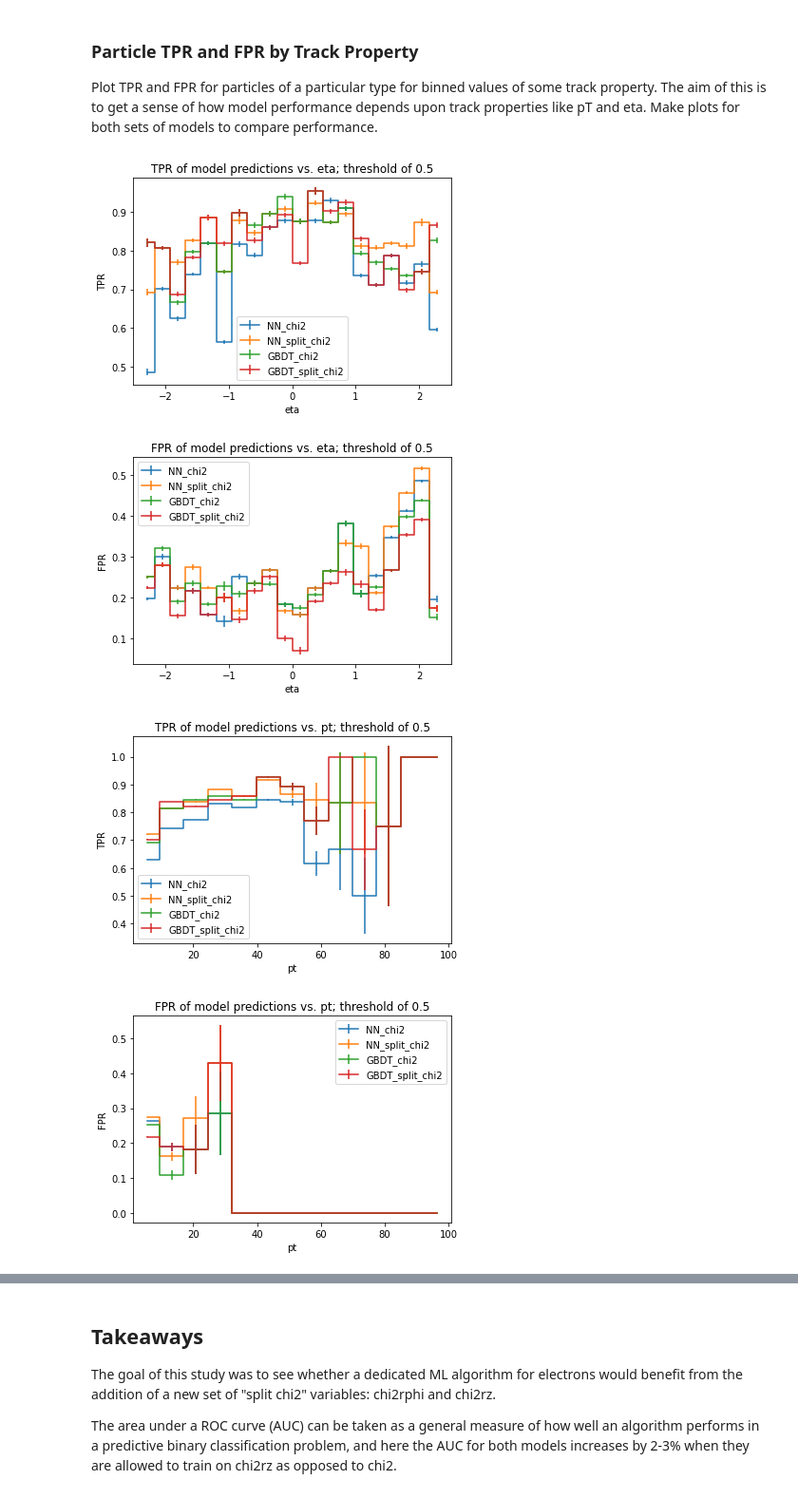
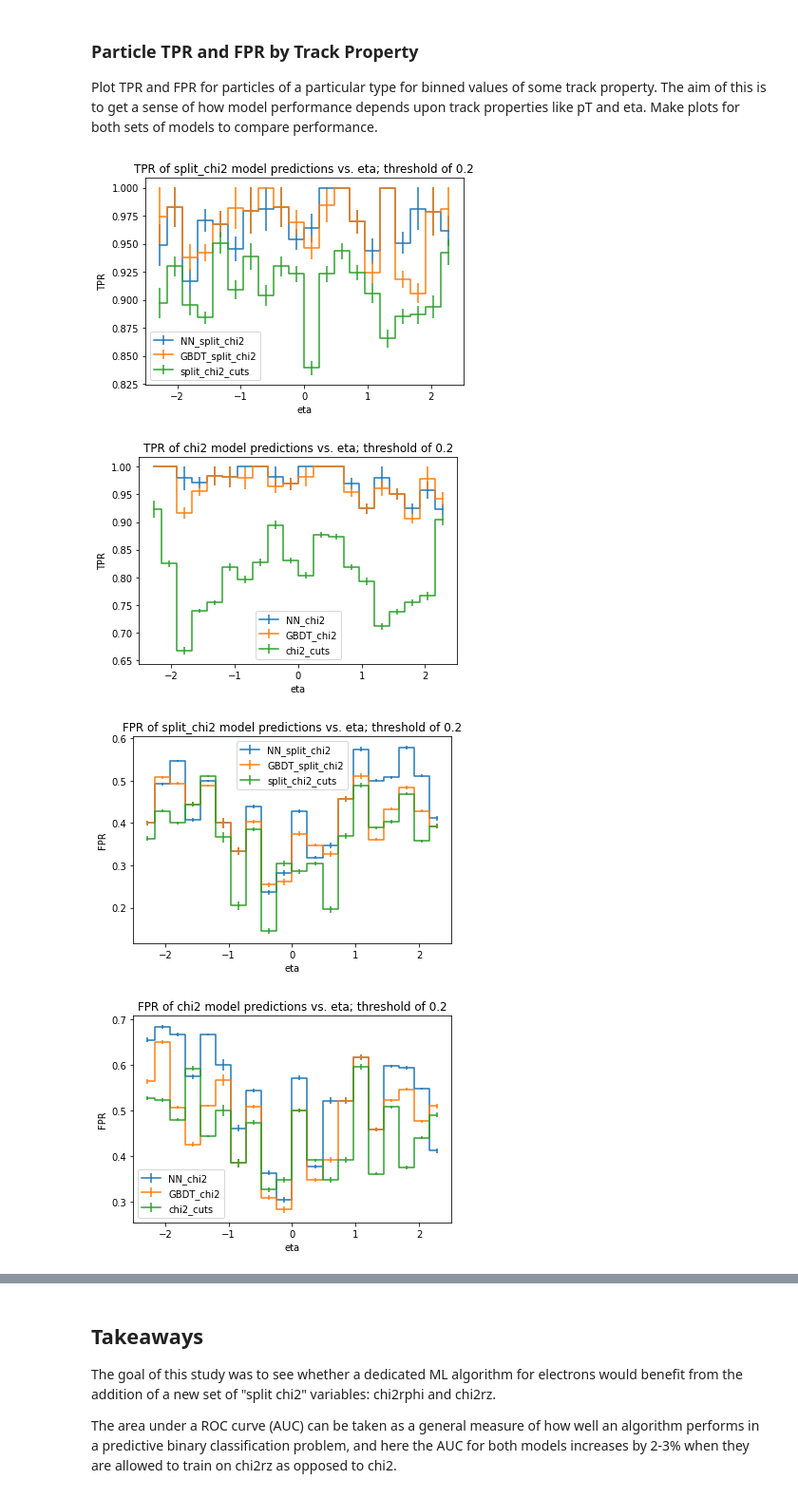
Before and after one commit to cqpancoast/cms-tracktrigger-ml, a Jupyter notebook: electronstudy.ipynb, the cells around one changed output, grey strips where cells are left out. Shown: that part at 95% size. Saved outputs shown, nothing was run; the diff lists cells and outputs as text; code cells hidden in the pictures.

Commit message:
updated graphs for clarity

```diff
--- a/electronstudy.ipynb
+++ b/electronstudy.ipynb
@@ -102,8 +106,7 @@ common_track_props = ["eta", "z0", "bendchi2", "nstub", "missingPS"]
 label_property = "genuine"  # What property are we trying to predict?
 split_list = [.7, .2, .1]   # How many datasets should we create, and with what relative sizes?
 train_ds, eval_ds, test_ds = ndmldata.TrackPropertiesDataset(els_and_fakes_tpd,
-                                                             label_property,
-                                                             non_sc2_data_props).split(split_list)
+                                                             label_property, []).split(split_list)
 # %% [markdown]
 ## Making Models
 
@@ -195,8 +196,8 @@ from matplotlib.pyplot import cla, sca, gca, show
 
 Plot the models' paths through TPR/FPR space as the threshold on probablistically predicted labels changes. Also includes the cuts' point in that space.
 # %%
-xlims=(0, 1)
-ylims=(0, 1)
+xlims=(0, .5)
+ylims=(.7, 1)
 
 for model_set_name in model_set_names:
     NN_pred_name = "NN_{}".format(model_set_name)
@@ -220,7 +221,12 @@ for pred_comparison, pred_comp_name in zip(
     ax = gca()
     for pred_name in test_ds.get_all_prediction_names():
         if "cut" in pred_name:
-            continue  # cut predictions are not probablistic and so do not vary by threshold
+            ax.axhline(pred_comparison(test_ds.get_labels(),
+                                       test_ds.get_prediction(pred_name))[0],
+                       label=pred_name,
+                       color="yellow" if "split" in pred_name else "purple")
+            continue
+            # cut predictions are not probablistic and so do not vary by threshold
         ax = ndmlplot.plot_pred_comparison_by_threshold(test_ds, pred_name, pred_comparison,
                                                         thresholds=num_thresholds,
                                                         legend_id=pred_name, ax=ax)
@@ -240,34 +246,40 @@ Plot TPR and FPR for particles of a particular type for binned values of some tr
 # %%
 # TPR/FPR vs. pT/eta, overlaid by model/cut prediction.
 
 # A dictionary from track properties to bin specifiers
-binning_dict = {"eta": (-2.4, 2.4, 20), "pt": (2, 100, 13)}
-threshold = 0.5
+binning_dict = {"eta": (-2.4, 2.4, 20), "pt": (2, 30, 50)}
+threshold = 0.2
+
+def plot_predictions(pred_names, model_set_name, pred_comparison, pred_comp_name, binning_prop, bins):
+    """Bin a set of predictions by some track property."""
+
+    ax = gca()
+    for pred_name in pred_names:
+        ax = ndmlplot.plot_pred_comparison_by_track_property(
+                test_ds, pred_name,
+                pred_comparison, binning_prop, bins=bins, threshold=threshold,
+                legend_id=pred_name, ax=ax)
+    for line in ax.get_lines():
+        line.set_linestyle("-")
+        line.set_drawstyle("steps-mid")
+        line.set_marker("")
+    ax.set_ylabel(pred_comp_name)
+    ax.set_title("{} of {} model predictions vs. {}; threshold of {}"
+                 .format(pred_comp_name, model_set_name, binning_prop, threshold))
+    ax.legend()
+    show()
+    cla()
 
 for binning_prop, bins in zip(binning_dict.keys(), binning_dict.values()):  # Iterate through binning props
     for pred_comparison, pred_comp_name in zip(
             [ndmlpred.true_positive_rate, ndmlpred.false_positive_rate],
             ["TPR", "FPR"]):  # Iterate through prediction measurement types
-        ax = gca()
-        for pred_name in test_ds.get_all_prediction_names():  # Now iterate by prediction; overlay all of these
-            if "cut" in pred_name:
-                continue
-            ax = ndmlplot.plot_pred_comparison_by_track_property(
-                    test_ds, pred_name,
-                    pred_comparison, binning_prop, bins=bins, threshold=threshold,
-                    legend_id=pred_name, ax=ax)
-        for line in ax.get_lines():
-            line.set_linestyle("-")
-            line.set_drawstyle("steps-mid")
-            line.set_marker("")
-        ax.set_ylabel(pred_comp_name)
-        ax.set_title("{} of model predictions vs. {}; threshold of {}"
-                     .format(pred_comp_name, binning_prop, threshold))
-        ax.legend()
-        show()
-        cla()
+        split_chi2_preds = filter(lambda pred: "split" in pred, test_ds.get_all_prediction_names())
+        chi2_preds = filter(lambda pred: "split" not in pred, test_ds.get_all_prediction_names())
+        plot_predictions(split_chi2_preds, "split_chi2", pred_comparison, pred_comp_name, binning_prop, bins)
+        plot_predictions(chi2_preds, "chi2", pred_comparison, pred_comp_name, binning_prop, bins)
 # %% [output]
-[figure, old version]
+[figure, new version]
-[figure, old version]
+[figure, new version]
-[figure, old version]
+[figure, new version]
-[figure, old version]
+[figure, new version]
```
Also changed, not shown: parts of 7 cells of this notebook.
